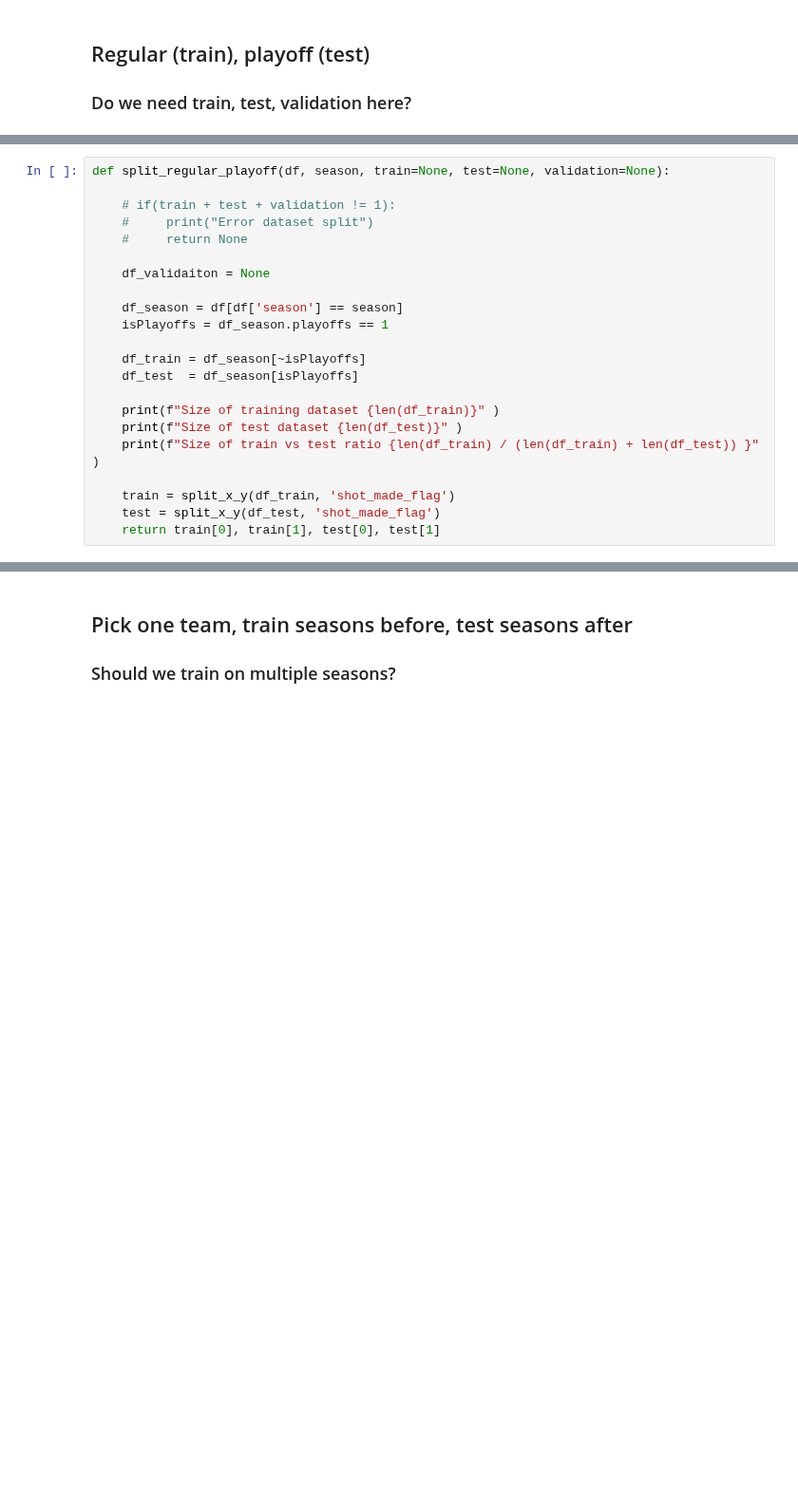
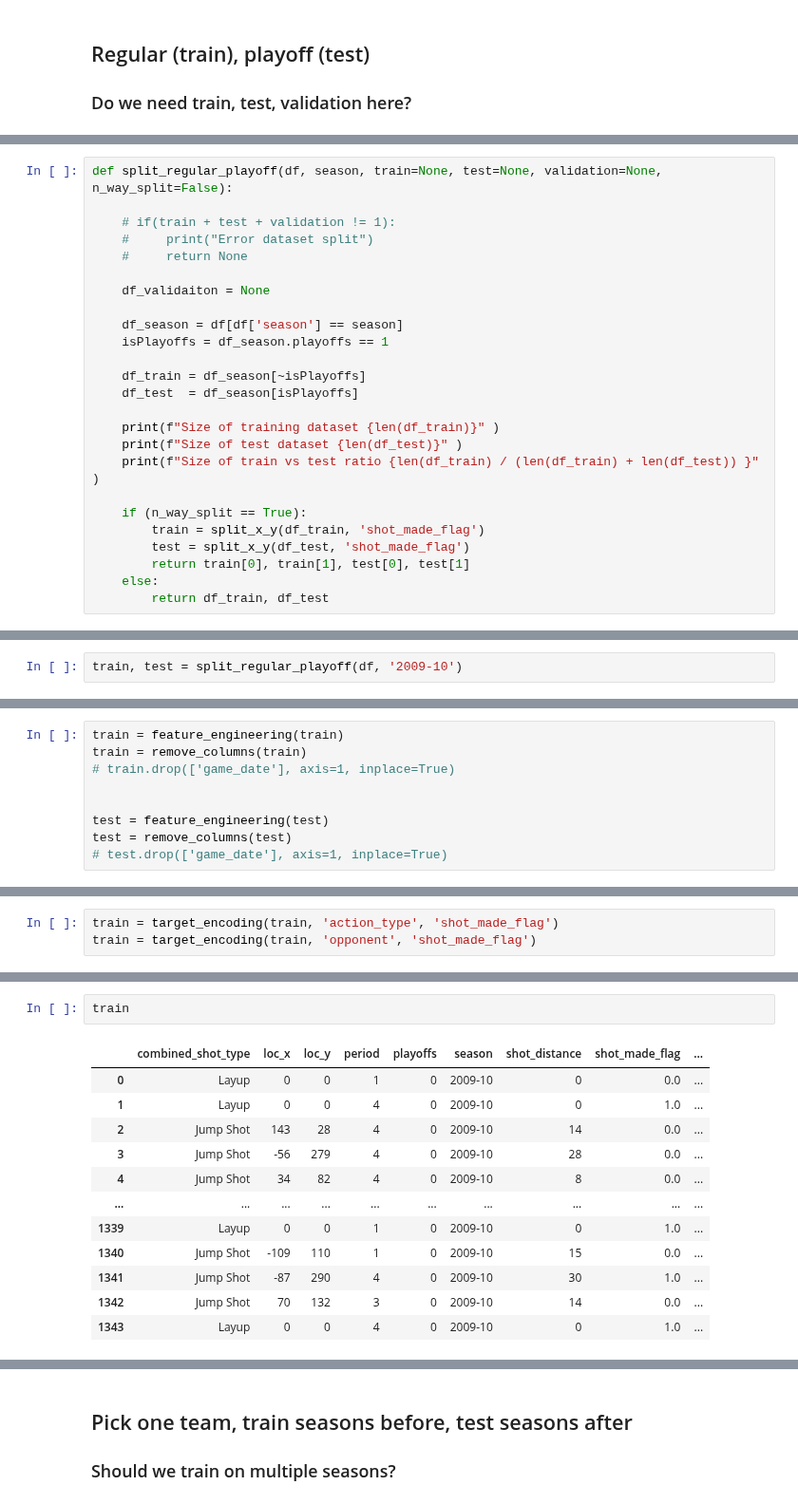
Before and after one commit to mitirmizi/koby-bryant-shot-selection, a Jupyter notebook: src/3-modeling-prep.ipynb, the cells around one changed output, grey strips where cells are left out. Shown at 95% size. Drawn from its saved outputs; the diff is of its cells as text; blank space fills up the shorter version.

```diff
--- a/src/3-modeling-prep.ipynb
+++ b/src/3-modeling-prep.ipynb
@@ -207,5 +100,5 @@ def split_x_y(df, target):
 # %%
-def split_regular_playoff(df, season, train=None, test=None, validation=None):
+def split_regular_playoff(df, season, train=None, test=None, validation=None, n_way_split=False):
 
     # if(train + test + validation != 1):
     #     print("Error dataset split")
@@ -223,6 +116,9 @@ def split_regular_playoff(df, season, train=None, test=None, validation=None):
     print(f"Size of test dataset {len(df_test)}" )
     print(f"Size of train vs test ratio {len(df_train) / (len(df_train) + len(df_test)) }" )
 
-    train = split_x_y(df_train, 'shot_made_flag')
-    test = split_x_y(df_test, 'shot_made_flag')
-    return train[0], train[1], test[0], test[1]
+    if (n_way_split == True):
+        train = split_x_y(df_train, 'shot_made_flag')
+        test = split_x_y(df_test, 'shot_made_flag')
+        return train[0], train[1], test[0], test[1]
+    else:
+        return df_train, df_test
@@ -234,0 +125,2 @@ Size of train vs test ratio 0.8941485864562788
+# %%
+train, test = split_regular_playoff(df, '2009-10')
@@ -234,0 +143,9 @@ Size of train vs test ratio 0.8941485864562788
+# %%
+train = feature_engineering(train)
+train = remove_columns(train)
+# train.drop(['game_date'], axis=1, inplace=True)
+
+
+test = feature_engineering(test)
+test = remove_columns(test)
+# test.drop(['game_date'], axis=1, inplace=True)
@@ -234,0 +170,3 @@ Size of train vs test ratio 0.8941485864562788
+# %%
+train = target_encoding(train, 'action_type', 'shot_made_flag')
+train = target_encoding(train, 'opponent', 'shot_made_flag')
@@ -234,0 +175,15 @@ Size of train vs test ratio 0.8941485864562788
+# %%
+train
+# %% [output]
+|  | combined_shot_type | loc_x | loc_y | period | playoffs | season | shot_distance | shot_made_flag | ... |
+| 0 | Layup | 0 | 0 | 1 | 0 | 2009-10 | 0 | 0.0 | ... |
+| 1 | Layup | 0 | 0 | 4 | 0 | 2009-10 | 0 | 1.0 | ... |
+| 2 | Jump Shot | 143 | 28 | 4 | 0 | 2009-10 | 14 | 0.0 | ... |
+| 3 | Jump Shot | -56 | 279 | 4 | 0 | 2009-10 | 28 | 0.0 | ... |
+| 4 | Jump Shot | 34 | 82 | 4 | 0 | 2009-10 | 8 | 0.0 | ... |
+| ... | ... | ... | ... | ... | ... | ... | ... | ... | ... |
+| 1339 | Layup | 0 | 0 | 1 | 0 | 2009-10 | 0 | 1.0 | ... |
+| 1340 | Jump Shot | -109 | 110 | 1 | 0 | 2009-10 | 15 | 0.0 | ... |
+| 1341 | Jump Shot | -87 | 290 | 4 | 0 | 2009-10 | 30 | 1.0 | ... |
+| 1342 | Jump Shot | 70 | 132 | 3 | 0 | 2009-10 | 14 | 0.0 | ... |
+| 1343 | Layup | 0 | 0 | 4 | 0 | 2009-10 | 0 | 1.0 | ... |
```
Also changed, not shown: parts of 40 cells of this notebook, 3 other files.
